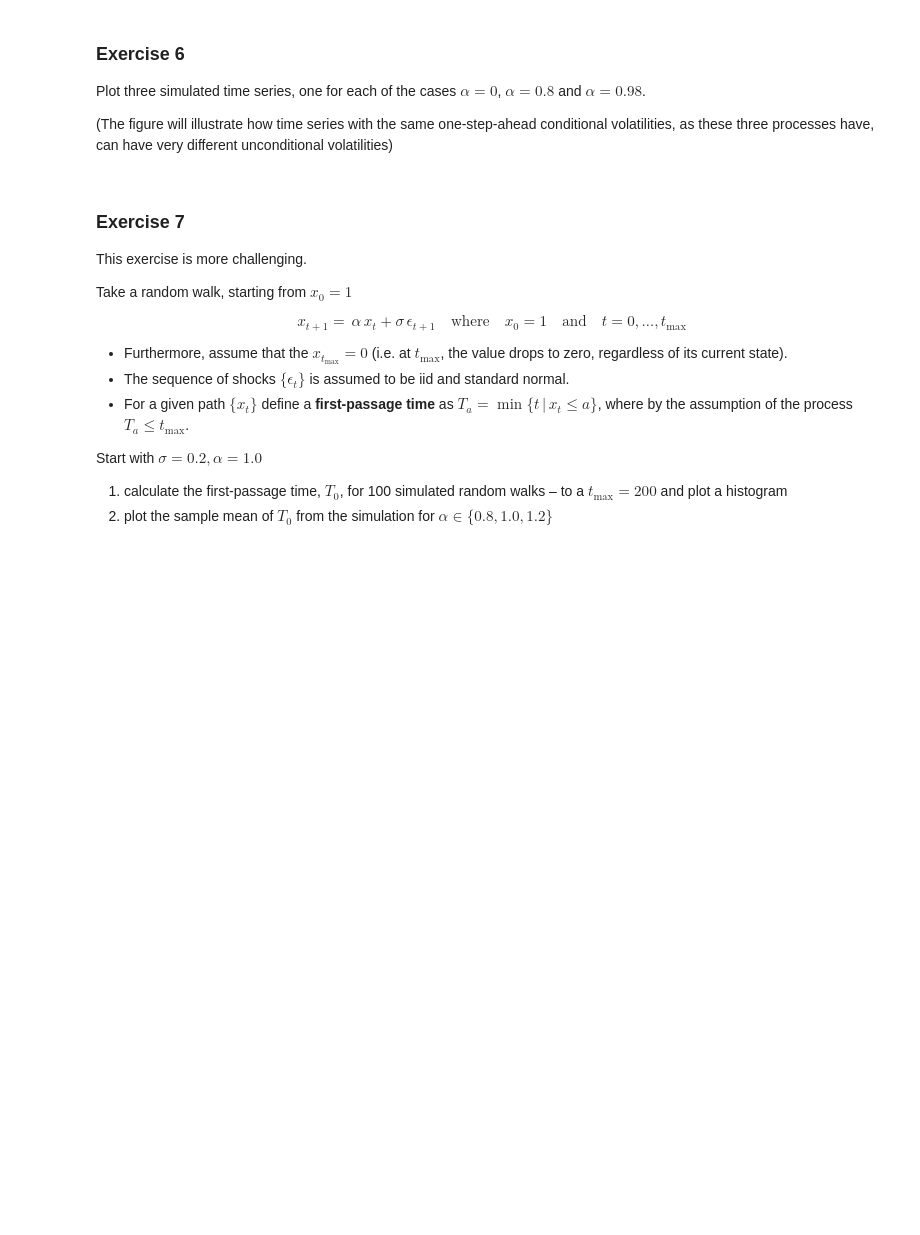
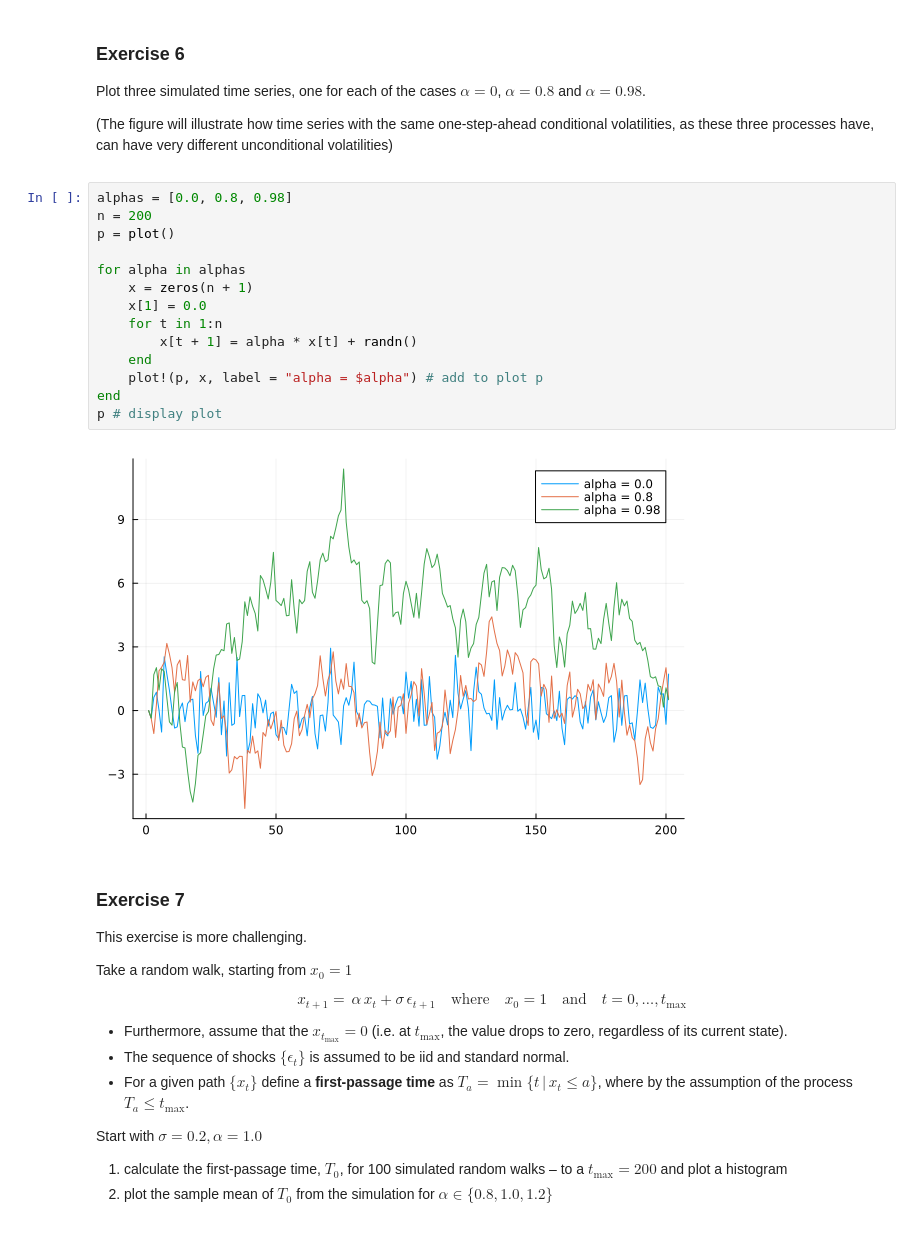
Before and after one commit to laulufray/lecture-julia.notebooks, a Jupyter notebook: getting_started_julia/julia_by_example.ipynb, the cells around one changed output. Cells and saved outputs as stored; diff of their text form; blank space fills up the shorter version.

```diff
--- a/getting_started_julia/julia_by_example.ipynb
+++ b/getting_started_julia/julia_by_example.ipynb
@@ -846,6 +1024,22 @@ Plot three simulated time series, one for each of the cases $ \alpha = 0 $, $ \a
 
 
 <a id='jbe-ex7'></a>
+# %%
+alphas = [0.0, 0.8, 0.98]
+n = 200
+p = plot()
+
+for alpha in alphas
+    x = zeros(n + 1)
+    x[1] = 0.0
+    for t in 1:n
+        x[t + 1] = alpha * x[t] + randn()
+    end
+    plot!(p, x, label = "alpha = $alpha") # add to plot p
+end
+p # display plot
+# %% [output]
+[figure, added]
 # %% [markdown]
 ### Exercise 7
 
```
Also changed, not shown: parts of 39 cells of this notebook.
